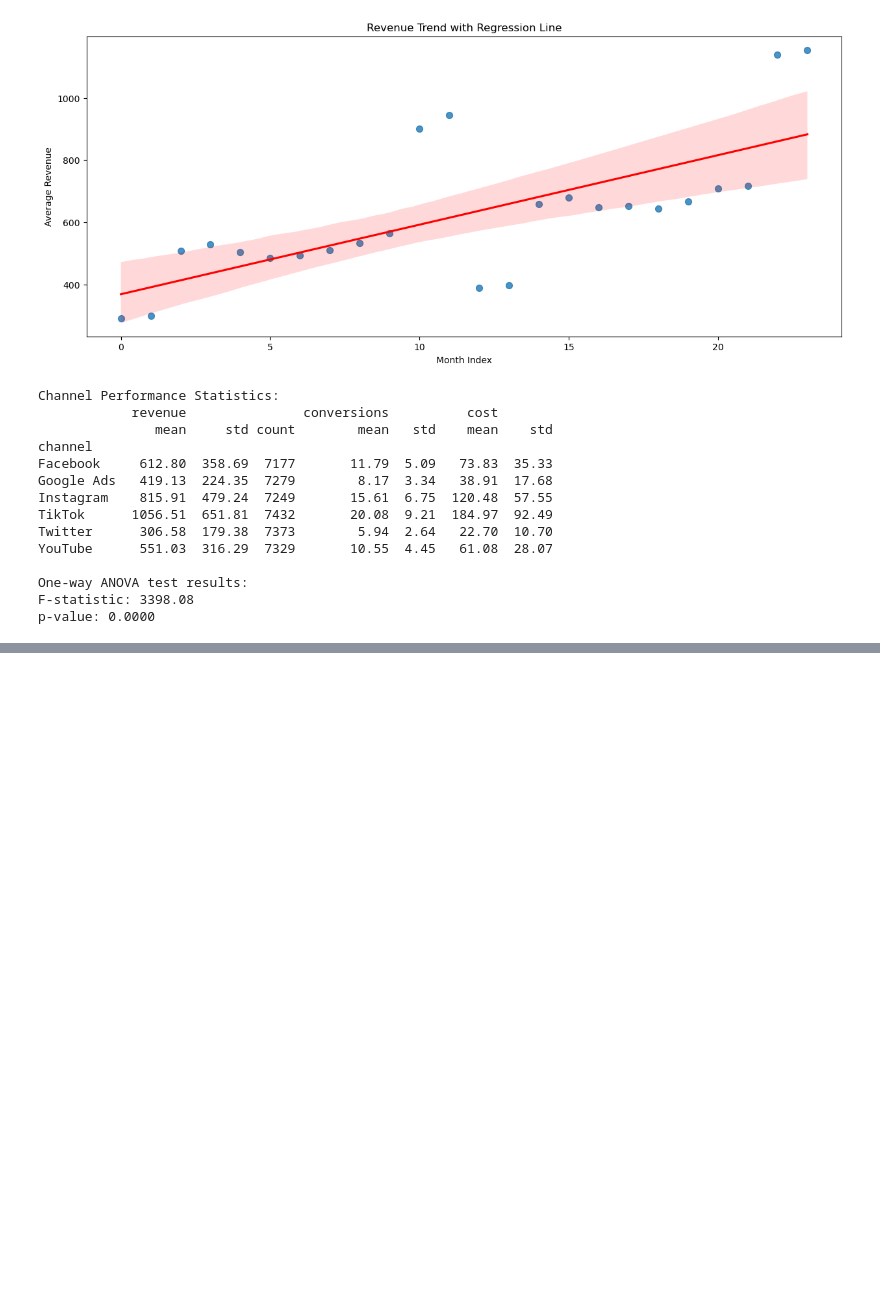
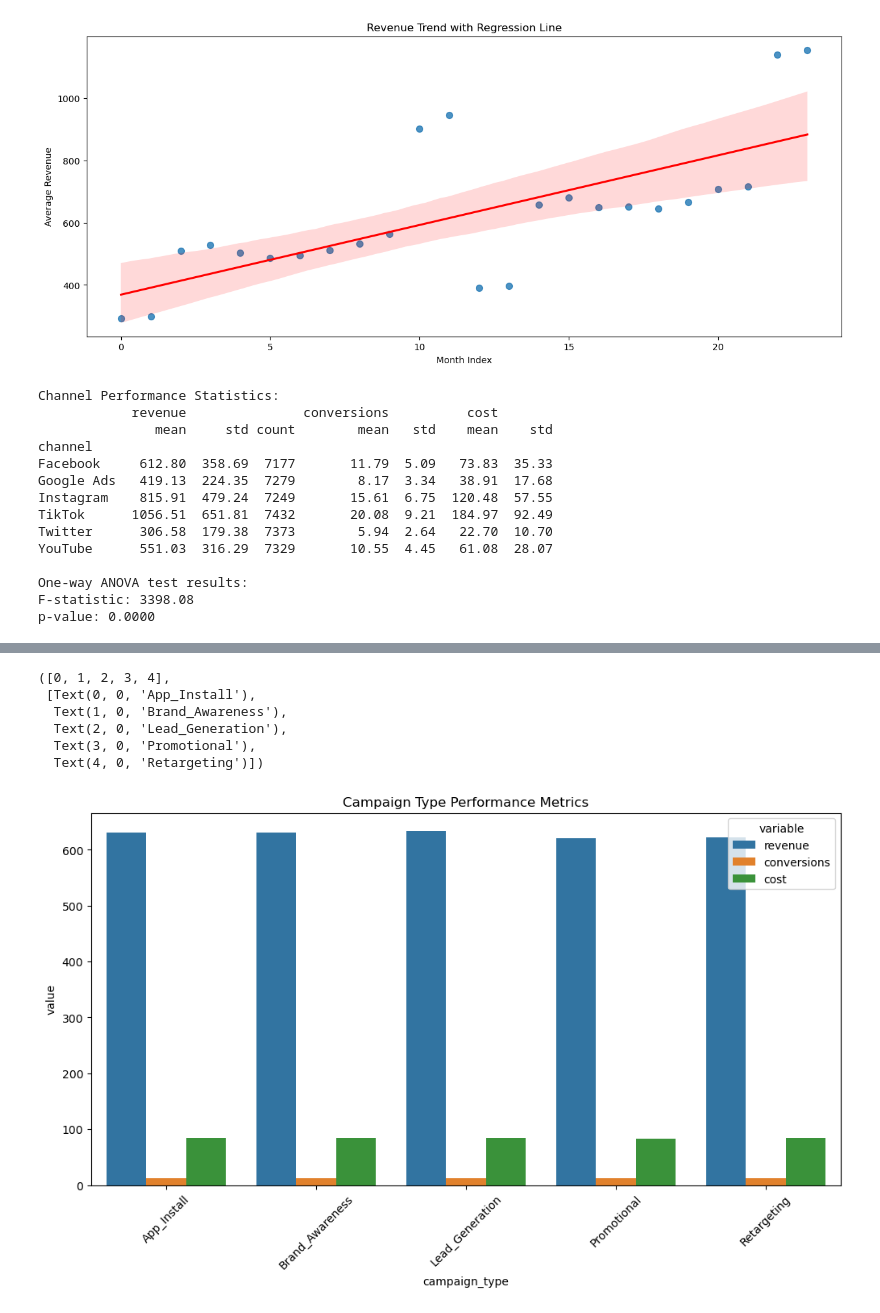
Before and after one commit to rakeshtparayil/marketing_analytics, a Jupyter notebook: marketing_new.ipynb, the cells around one changed output, grey strips where cells are left out. Drawn from its saved outputs; the diff is of its cells as text; code cells hidden in the pictures; blank space fills up the shorter version.

```diff
--- a/marketing_new.ipynb
+++ b/marketing_new.ipynb
@@ -310,0 +328,24 @@ p-value: 0.0000
+# %%
+# 7. Campaign Type Performance
+plt.figure(figsize=(12, 6))
+campaign_performance = mktg.groupby('campaign_type').agg({
+    'revenue': 'mean',
+    'conversions': 'mean',
+    'cost': 'mean'
+}).reset_index()
+
+campaign_performance_melted = pd.melt(campaign_performance,
+                                    id_vars=['campaign_type'],
+                                    value_vars=['revenue', 'conversions', 'cost'])
+
+sns.barplot(x='campaign_type', y='value', hue='variable', data=campaign_performance_melted)
+plt.title('Campaign Type Performance Metrics')
+plt.xticks(rotation=45)
+# %% [output]
+([0, 1, 2, 3, 4],
+ [Text(0, 0, 'App_Install'),
+  Text(1, 0, 'Brand_Awareness'),
+  Text(2, 0, 'Lead_Generation'),
+  Text(3, 0, 'Promotional'),
+  Text(4, 0, 'Retargeting')])
+[figure, added]
```
Also changed, not shown: parts of 4 cells of this notebook, 1 other file.
